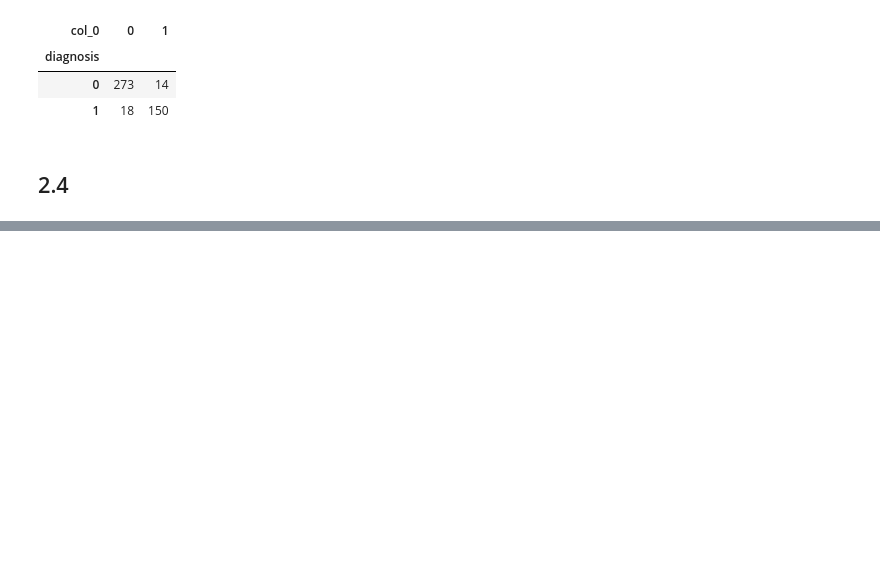
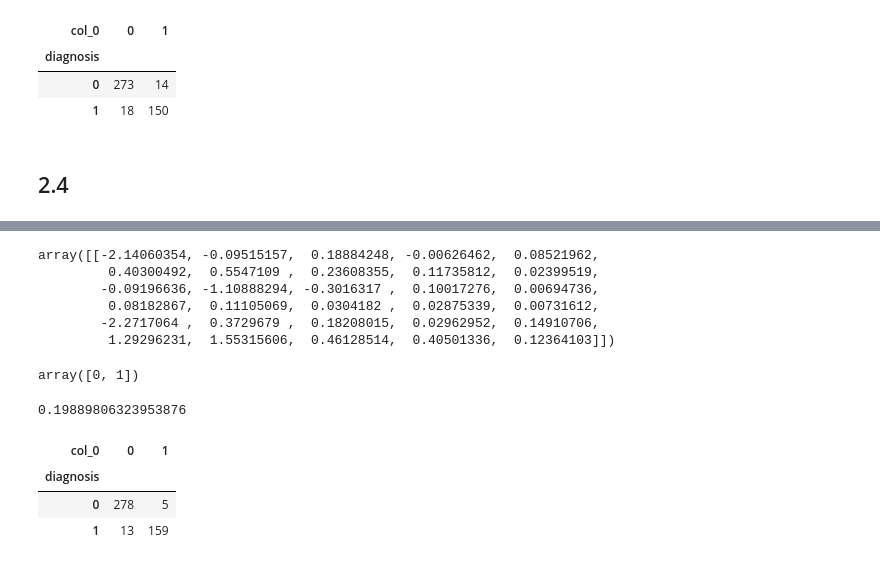
Before and after one commit to simrankota/info370, a Jupyter notebook: assignments/ps-classification.ipynb, the cells around one changed output, grey strips where cells are left out. Cells and saved outputs as stored; diff of their text form; code cells hidden in the pictures; blank space fills up the shorter version.

```diff
--- a/assignments/ps-classification.ipynb
+++ b/assignments/ps-classification.ipynb
@@ -137,0 +207,33 @@ pd.crosstab(ytrain, yhat)
+# %%
+X0 = data.copy().drop(['diagnosis', 'id'], axis=1)
+# %%
+Xtrain, Xvalid, ytrain, yvalid = train_test_split(X0, y, test_size = 0.2)
+# %%
+m = LogisticRegression(solver='lbfgs', C=1e9).fit(Xtrain, ytrain)
+# %%
+m.coef_
+# %% [output]
+array([[-2.14060354, -0.09515157,  0.18884248, -0.00626462,  0.08521962,
+         0.40300492,  0.5547109 ,  0.23608355,  0.11735812,  0.02399519,
+        -0.09196636, -1.10888294, -0.3016317 ,  0.10017276,  0.00694736,
+         0.08182867,  0.11105069,  0.0304182 ,  0.02875339,  0.00731612,
+        -2.2717064 ,  0.3729679 ,  0.18208015,  0.02962952,  0.14910706,
+         1.29296231,  1.55315606,  0.46128514,  0.40501336,  0.12364103]])
+# %%
+yhat = m.predict(Xtrain)
+# %%
+np.unique(yhat)
+# %% [output]
+array([0, 1])
+# %%
+rmse = np.sqrt(np.mean((ytrain - yhat)**2))
+rmse
+# %% [output]
+0.19889806323953876
+# %%
+pd.crosstab(ytrain, yhat)
+# %% [output]
+| col_0 | 0 | 1 |
+| diagnosis |  |  |
+| 0 | 278 | 5 |
+| 1 | 13 | 159 |
```
Also changed, not shown: parts of 23 cells of this notebook, 1 other file.
